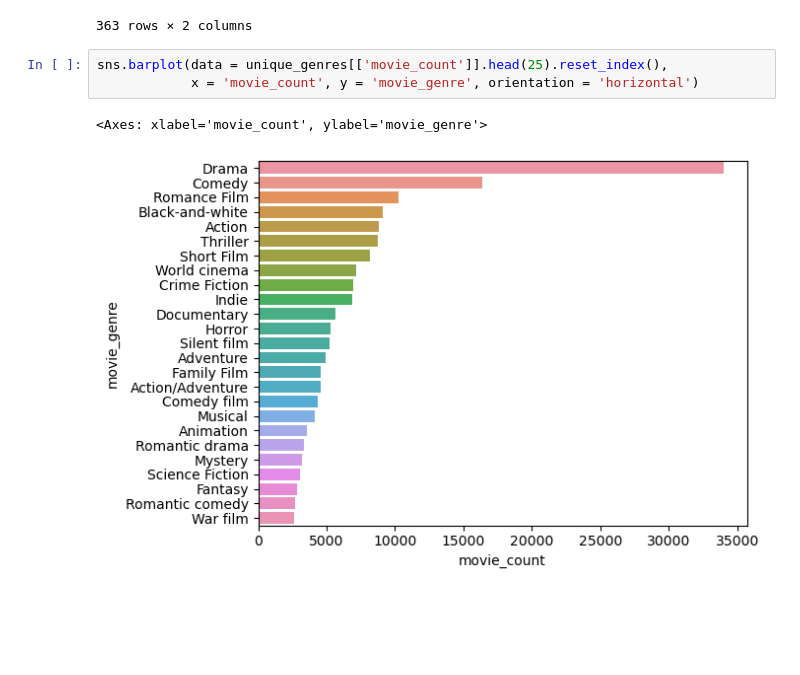
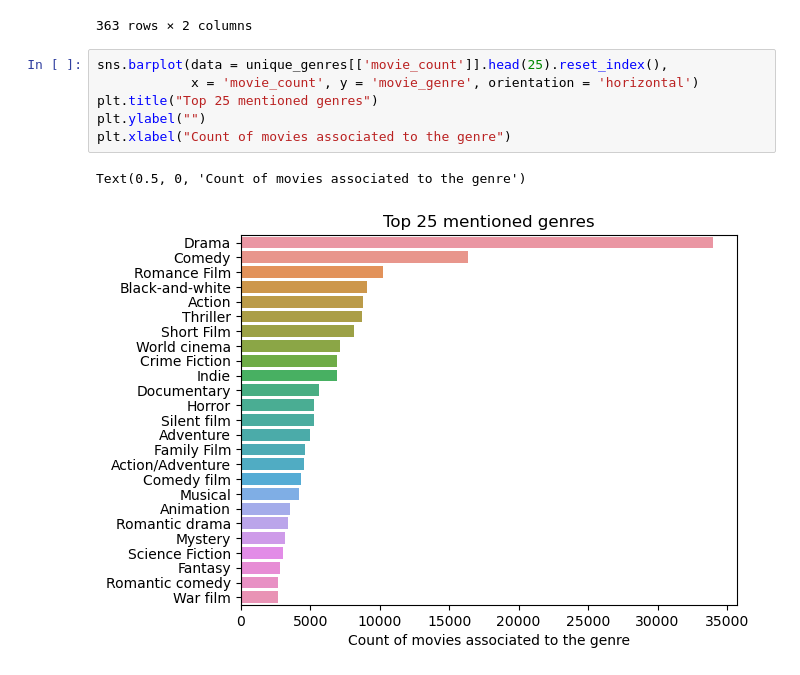
Before and after one commit to epfl-ada/ada-2023-project-thepiratesofthestreet, a Jupyter notebook: milestone2.ipynb, the cells around one changed output. Saved outputs shown, nothing was run; the diff lists cells and outputs as text; blank space fills up the shorter version.

Commit message:
new plots and readme

```diff
--- a/milestone2.ipynb
+++ b/milestone2.ipynb
@@ -80,9 +80,12 @@ unique_genres
 # %%
 sns.barplot(data = unique_genres[['movie_count']].head(25).reset_index(),
             x = 'movie_count', y = 'movie_genre', orientation = 'horizontal')
+plt.title("Top 25 mentioned genres")
+plt.ylabel("")
+plt.xlabel("Count of movies associated to the genre")
 # %% [output]
-<Axes: xlabel='movie_count', ylabel='movie_genre'>
+Text(0.5, 0, 'Count of movies associated to the genre')
-[figure, old version]
+[figure, new version]
 # %%
 sns.ecdfplot(data = unique_genres, x = 'movie_count', log_scale=True)
 plt.title("ecdf plot of count of movies per mentioned genre")
```
Also changed, not shown: parts of 5 cells of this notebook, 1 other file.
